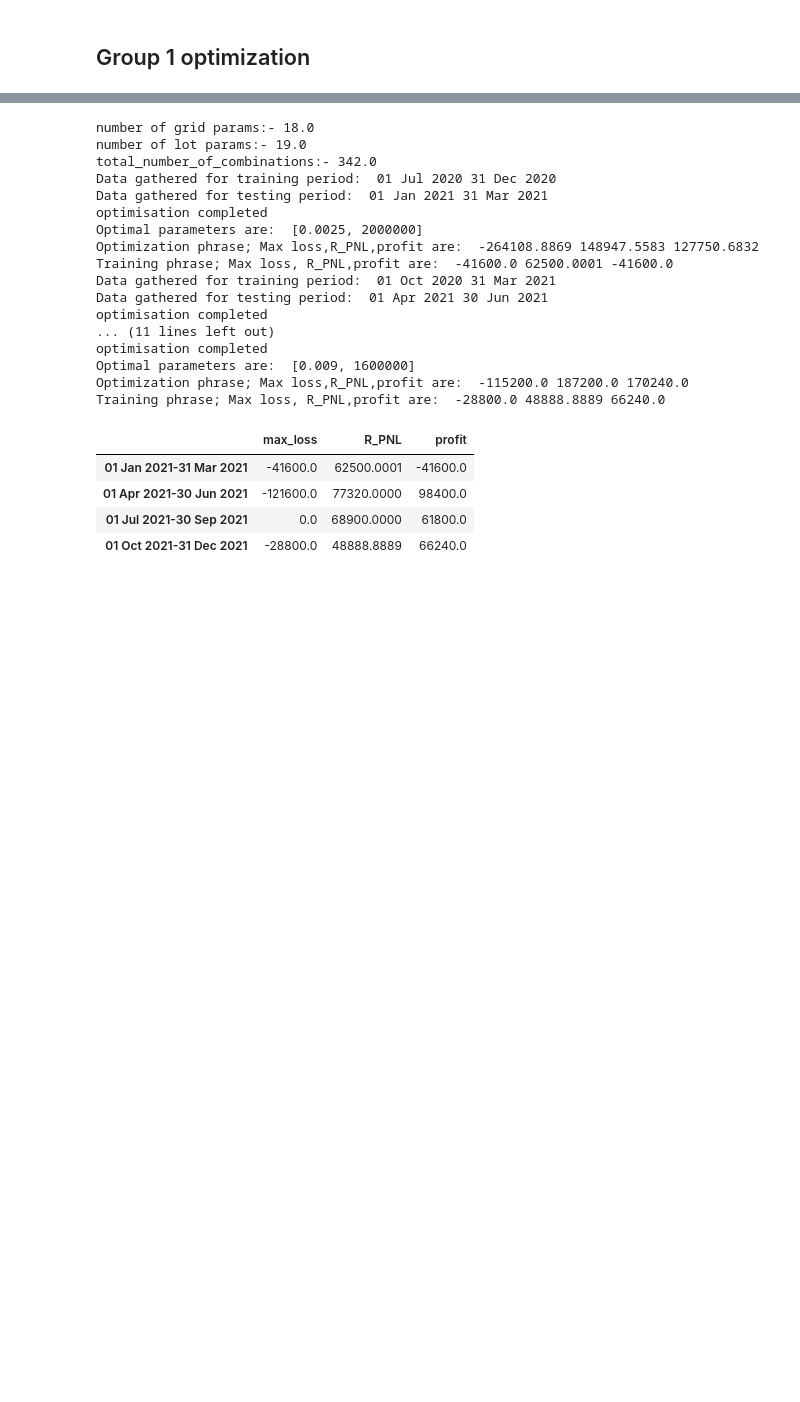
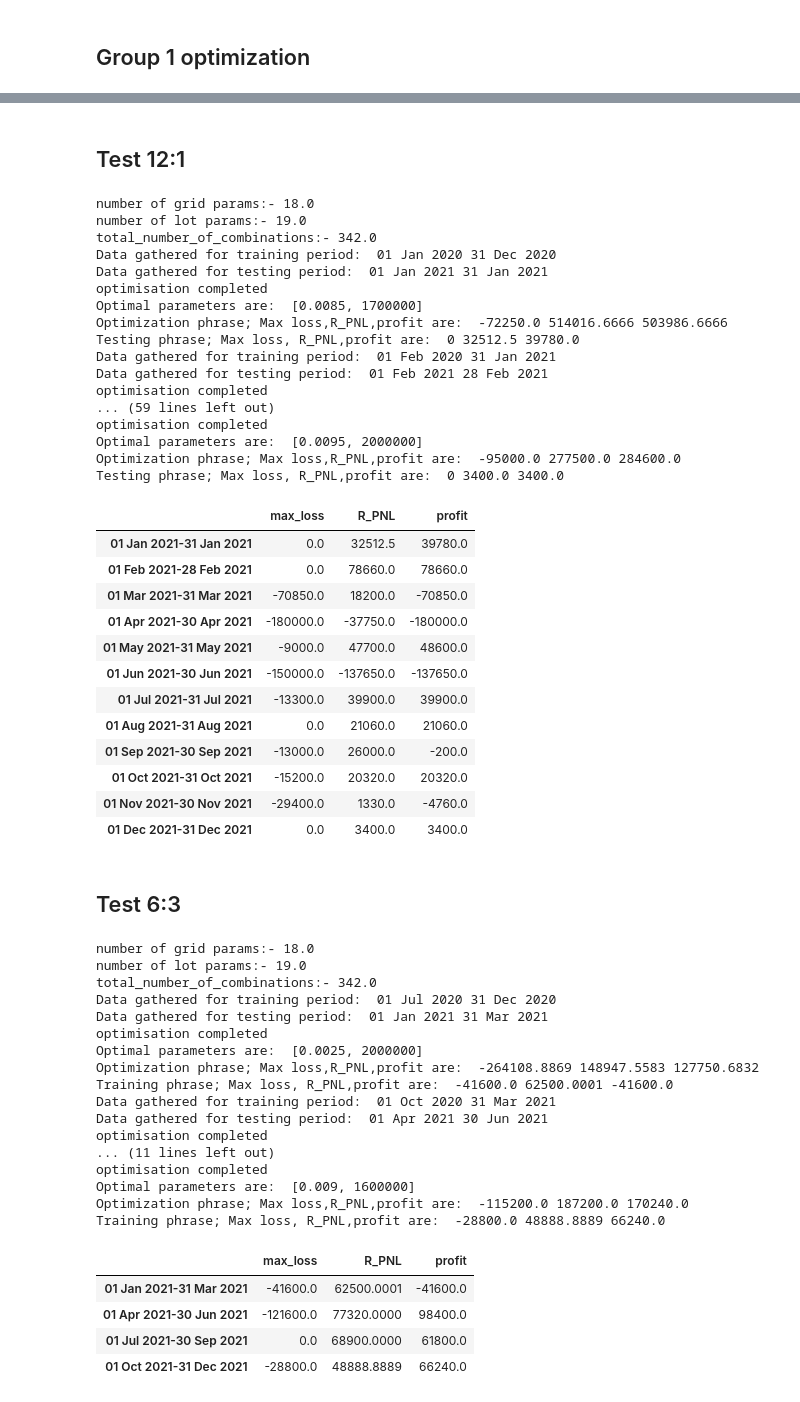
Before and after one commit to SamanvayMS/bp-Trading, a Jupyter notebook: Genetic_Algo_using_Deap_revise.ipynb, the cells around one changed output, grey strips where cells are left out. Cells and saved outputs as stored; diff of their text form; code cells hidden in the pictures; blank space fills up the shorter version.

```diff
--- a/Genetic_Algo_using_Deap_revise.ipynb
+++ b/Genetic_Algo_using_Deap_revise.ipynb
@@ -171,3 +225,59 @@ def deap_optimiser_g_n(train_data, test_data, parameters, optimization_params):
+# %% [markdown]
+## Test 12:1
+# %%
+grid_params = [0.001,0.01,0.0005]
+lot_params = [100000,2000000,100000]
+
+n_grid_params = ((grid_params[1]-grid_params[0])/grid_params[2])
+n_lot_params = ((lot_params[1]-lot_params[0])/lot_params[2])
+
+n_combination = n_grid_params*n_lot_params
+print('number of grid params:-',(n_grid_params))
+print('number of lot params:-',(n_lot_params))
+print('total_number_of_combinations:-',(n_combination))
+
+# Adjust these parameter according to search space
+n_trials = 10 #NGEN
+npop = 100
+early_stopping_gen = 10 # no early stopping
+optimizer_param = [n_trials, npop, early_stopping_gen]
+
+parameters = [grid_params,lot_params]
+results = walk_forward_analysis('jan 2021','jan 2022',1,parameters,optimization_function=deap_optimiser_g_n,optimizer_params=optimizer_param,lookback_in_months=12,evaluation_period=1)
+results
+# %% [output]
+number of grid params:- 18.0
+number of lot params:- 19.0
+total_number_of_combinations:- 342.0
+Data gathered for training period:  01 Jan 2020 31 Dec 2020
+Data gathered for testing period:  01 Jan 2021 31 Jan 2021
+optimisation completed
+Optimal parameters are:  [0.0085, 1700000]
+Optimization phrase; Max loss,R_PNL,profit are:  -72250.0 514016.6666 503986.6666
+Testing phrase; Max loss, R_PNL,profit are:  0 32512.5 39780.0
+Data gathered for training period:  01 Feb 2020 31 Jan 2021
+Data gathered for testing period:  01 Feb 2021 28 Feb 2021
+optimisation completed
+... (59 lines left out)
+optimisation completed
+Optimal parameters are:  [0.0095, 2000000]
+Optimization phrase; Max loss,R_PNL,profit are:  -95000.0 277500.0 284600.0
+Testing phrase; Max loss, R_PNL,profit are:  0 3400.0 3400.0
+|  | max_loss | R_PNL | profit |
+| 01 Jan 2021-31 Jan 2021 | 0.0 | 32512.5 | 39780.0 |
+| 01 Feb 2021-28 Feb 2021 | 0.0 | 78660.0 | 78660.0 |
+| 01 Mar 2021-31 Mar 2021 | -70850.0 | 18200.0 | -70850.0 |
+| 01 Apr 2021-30 Apr 2021 | -180000.0 | -37750.0 | -180000.0 |
+| 01 May 2021-31 May 2021 | -9000.0 | 47700.0 | 48600.0 |
+| 01 Jun 2021-30 Jun 2021 | -150000.0 | -137650.0 | -137650.0 |
+| 01 Jul 2021-31 Jul 2021 | -13300.0 | 39900.0 | 39900.0 |
+| 01 Aug 2021-31 Aug 2021 | 0.0 | 21060.0 | 21060.0 |
+| 01 Sep 2021-30 Sep 2021 | -13000.0 | 26000.0 | -200.0 |
+| 01 Oct 2021-31 Oct 2021 | -15200.0 | 20320.0 | 20320.0 |
+| 01 Nov 2021-30 Nov 2021 | -29400.0 | 1330.0 | -4760.0 |
+| 01 Dec 2021-31 Dec 2021 | 0.0 | 3400.0 | 3400.0 |
+# %% [markdown]
+## Test 6:3
 # %%
 grid_params = [0.001,0.01,0.0005]
 lot_params = [100000,2000000,100000]
```
Also changed, not shown: parts of 17 cells of this notebook.
